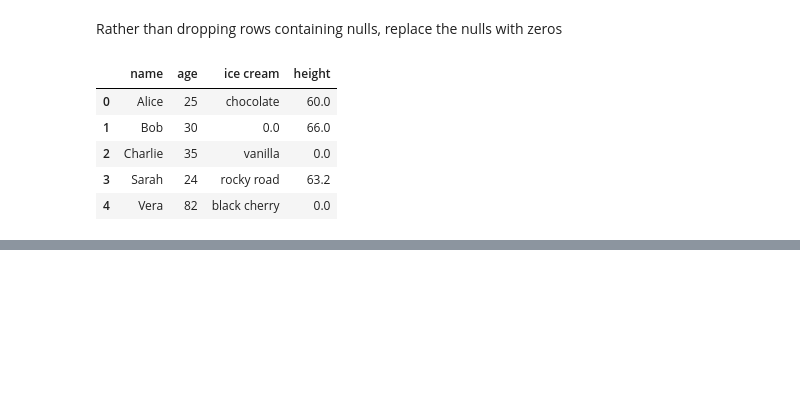
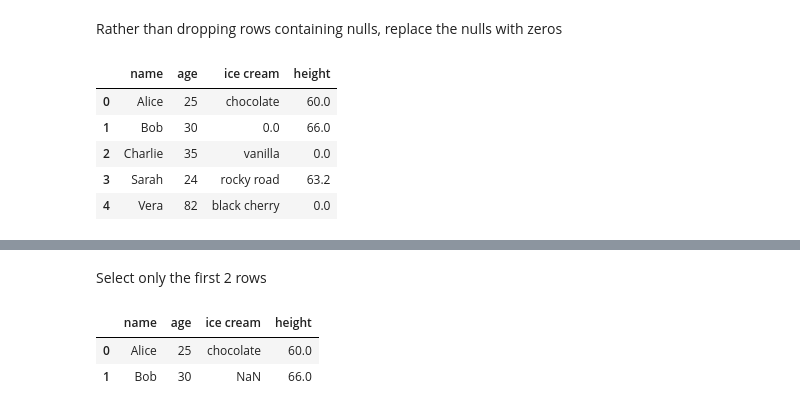
Before and after one commit to johnmarcovici/demo-notebooks, a Jupyter notebook: pandas_demos.ipynb, the cells around one changed output, grey strips where cells are left out. Saved outputs shown, nothing was run; the diff lists cells and outputs as text; code cells hidden in the pictures; blank space fills up the shorter version.

```diff
--- a/pandas_demos.ipynb
+++ b/pandas_demos.ipynb
@@ -325,0 +385,3 @@ df
+# %%
+df.reset_index(inplace=True)
+df
@@ -325,0 +395,8 @@ df
+# %% [markdown]
+Select only the first 2 rows
+# %%
+df.iloc[:2, :]
+# %% [output]
+|  | name | age | ice cream | height |
+| 0 | Alice | 25 | chocolate | 60.0 |
+| 1 | Bob | 30 | NaN | 66.0 |
```
Also changed, not shown: parts of 17 cells of this notebook.
